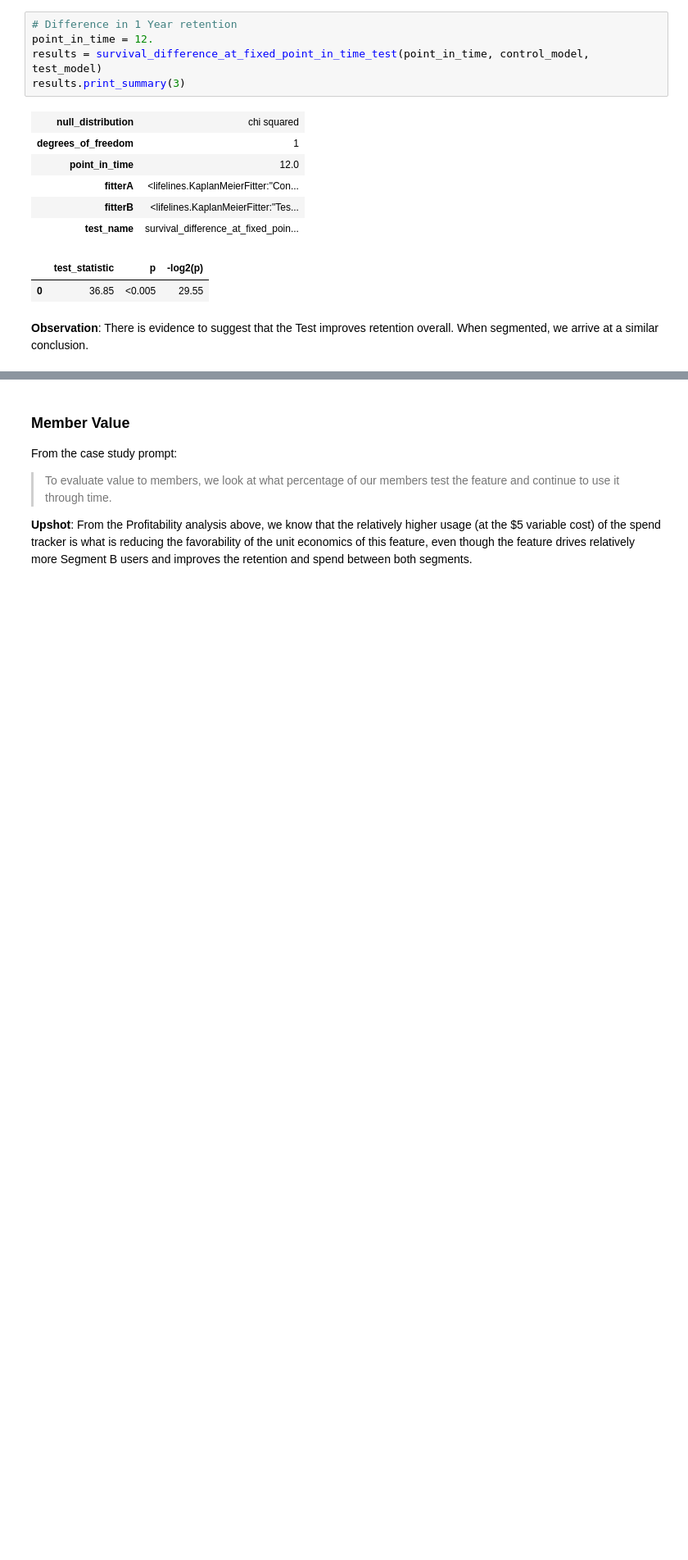
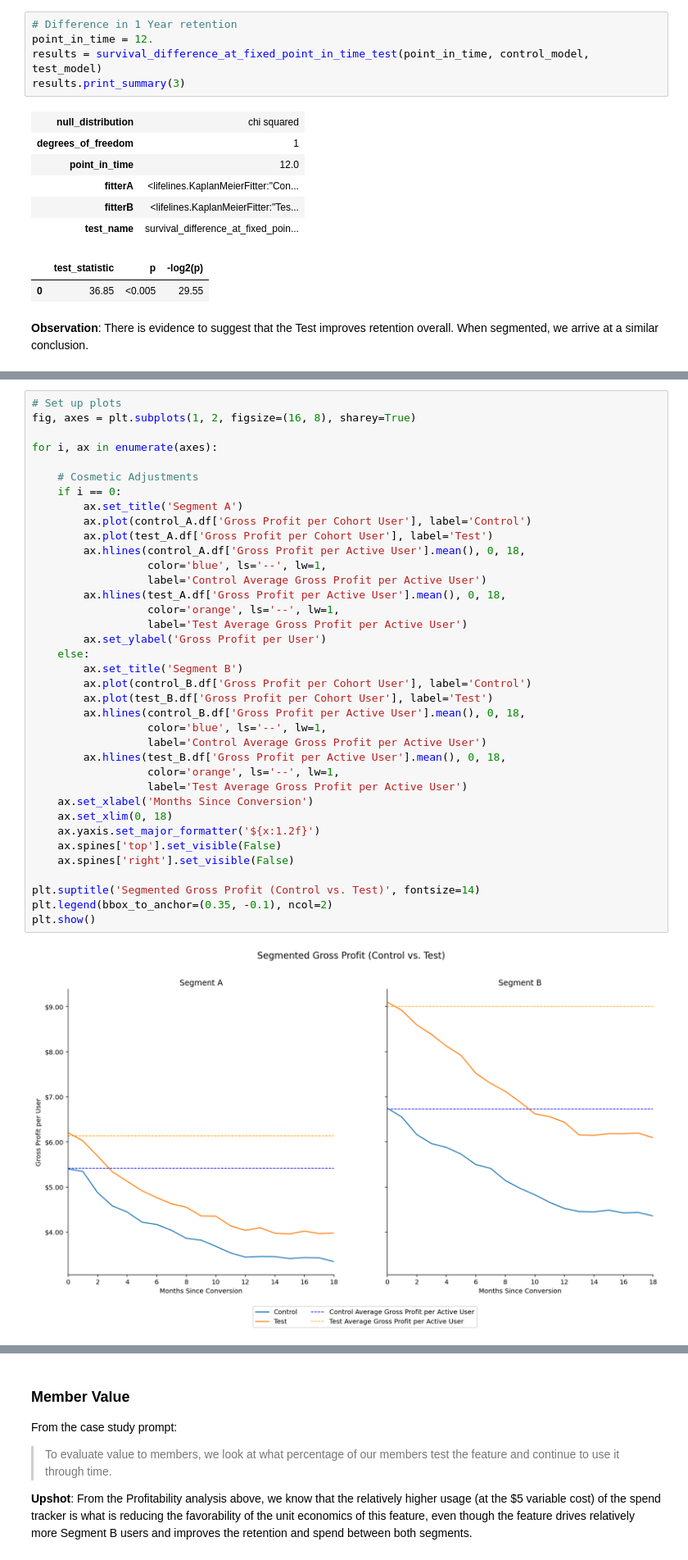
Before and after one commit to Per48edjes/Chime-Case, a Jupyter notebook: analysis.ipynb, the cells around one changed output, grey strips where cells are left out. Shown at 82% size. Saved outputs shown, nothing was run; the diff lists cells and outputs as text; blank space fills up the shorter version.

```diff
--- a/analysis.ipynb
+++ b/analysis.ipynb
@@ -697,0 +575,39 @@ plt.show()
+# %%
+# Set up plots
+fig, axes = plt.subplots(1, 2, figsize=(16, 8), sharey=True)
+
+for i, ax in enumerate(axes):
+
+    # Cosmetic Adjustments
+    if i == 0:
+        ax.set_title('Segment A')
+        ax.plot(control_A.df['Gross Profit per Cohort User'], label='Control')
+        ax.plot(test_A.df['Gross Profit per Cohort User'], label='Test')
+        ax.hlines(control_A.df['Gross Profit per Active User'].mean(), 0, 18,
+                  color='blue', ls='--', lw=1,
+                  label='Control Average Gross Profit per Active User')
+        ax.hlines(test_A.df['Gross Profit per Active User'].mean(), 0, 18,
+                  color='orange', ls='--', lw=1,
+                  label='Test Average Gross Profit per Active User')
+        ax.set_ylabel('Gross Profit per User')
+    else:
+        ax.set_title('Segment B')
+        ax.plot(control_B.df['Gross Profit per Cohort User'], label='Control')
+        ax.plot(test_B.df['Gross Profit per Cohort User'], label='Test')
+        ax.hlines(control_B.df['Gross Profit per Active User'].mean(), 0, 18,
+                  color='blue', ls='--', lw=1,
+                  label='Control Average Gross Profit per Active User')
+        ax.hlines(test_B.df['Gross Profit per Active User'].mean(), 0, 18,
+                  color='orange', ls='--', lw=1,
+                  label='Test Average Gross Profit per Active User')
+    ax.set_xlabel('Months Since Conversion')
+    ax.set_xlim(0, 18)
+    ax.yaxis.set_major_formatter('${x:1.2f}')
+    ax.spines['top'].set_visible(False)
+    ax.spines['right'].set_visible(False)
+
+plt.suptitle('Segmented Gross Profit (Control vs. Test)', fontsize=14)
+plt.legend(bbox_to_anchor=(0.35, -0.1), ncol=2)
+plt.show()
+# %% [output]
+[figure, added]
```
Also changed, not shown: parts of 63 cells of this notebook, 1 other file.
